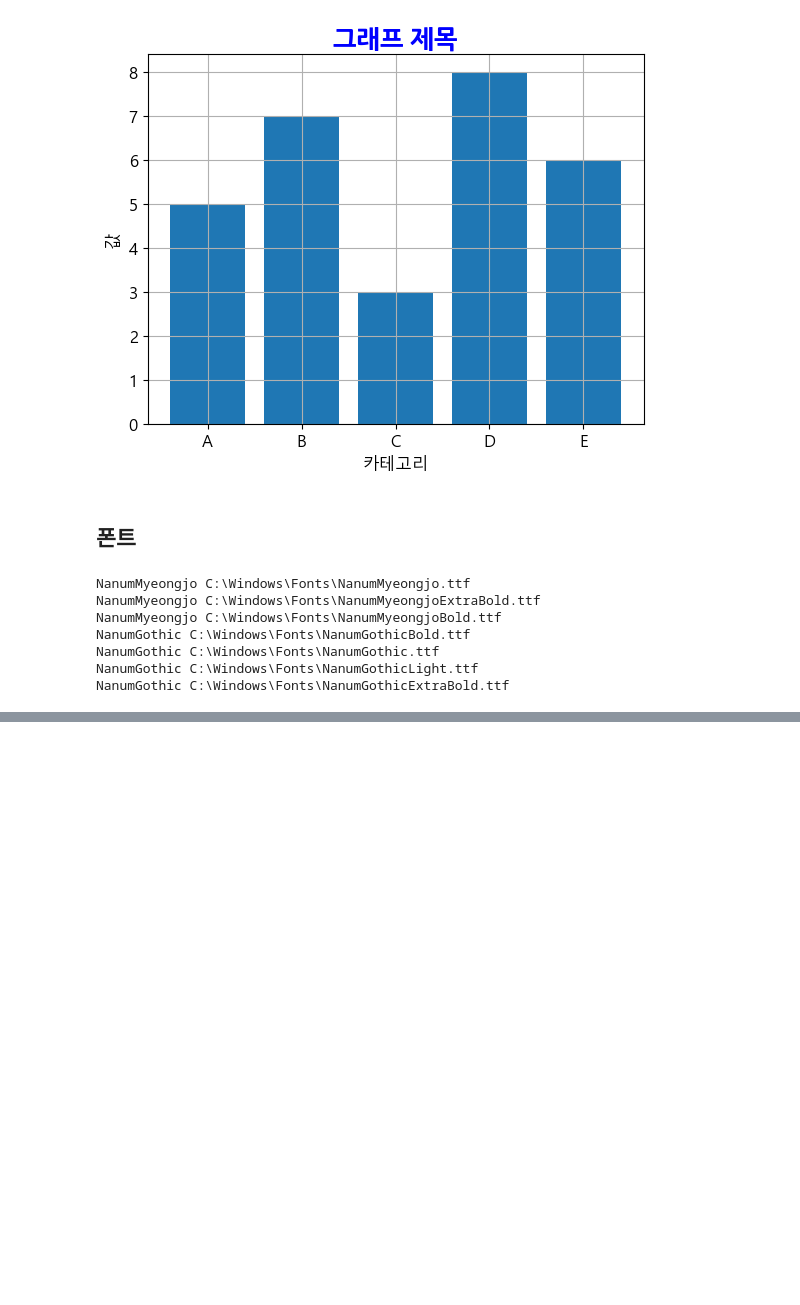
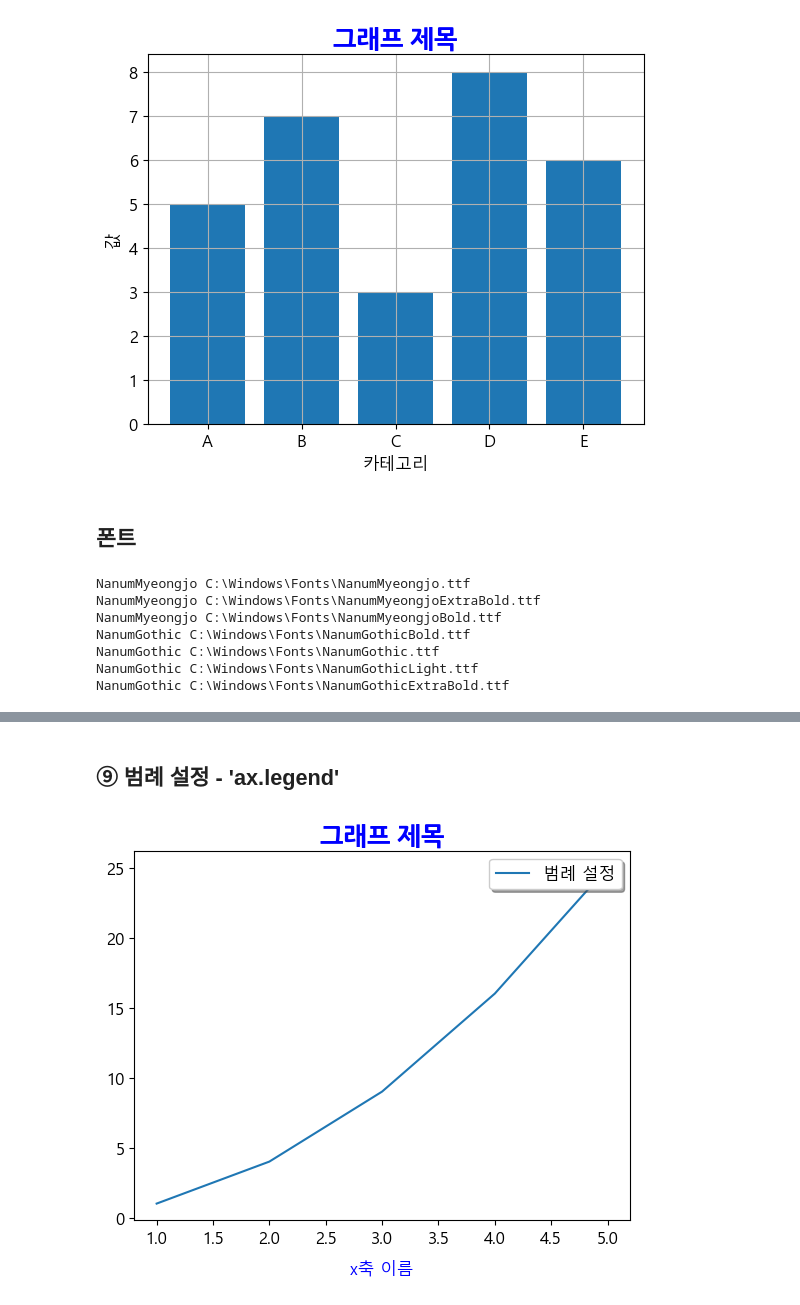
Before and after one commit to loveinlove02/data01, a Jupyter notebook: app_02.ipynb, the cells around one changed output, grey strips where cells are left out. Drawn from its saved outputs; the diff is of its cells as text; code cells hidden in the pictures; blank space fills up the shorter version.

```diff
--- a/app_02.ipynb
+++ b/app_02.ipynb
@@ -194,0 +223,35 @@ NanumGothic C:\Windows\Fonts\NanumGothicExtraBold.ttf
+# %% [markdown]
+## ⑨ 범례 설정 - 'ax.legend'
+# %%
+import matplotlib.pyplot as plt
+import matplotlib
+
+matplotlib.rcParams['font.family'] = 'Malgun Gothic'
+matplotlib.rcParams['axes.unicode_minus'] = False
+
+fig, ax = plt.subplots()
+
+x = [1, 2, 3, 4, 5]
+y = [1, 4, 9, 16, 25]
+
+ax.plot(x, y, label='범례 설정')
+ax.set_xlabel('x축 이름', labelpad=10, loc='center', color='blue')
+
+# loc: 위치.
+#      best, upper right, upper left, upper center
+#            lower right, lower left, lower center
+#            center right, center left, center
+# fontsize: 글씨 크기 (숫자)
+# shadow  : 그림자 (True, False)
+# fontsize: 글씨 크기 (숫자)
+# shadow  : 그림자 (True, False)
+ax.legend(loc='upper right', fontsize=12, shadow=True)
+
+# x축, y축 범위는 0~1 값의 범위
+# x축 기준으로 0.5 y축 기준으로 0.5에 그린다. 가운데에 그려진다.
+# ax.legend(loc=(0.5, 0.5))
+
+plt.title('그래프 제목', fontdict={'fontfamily': 'NanumGothic', 'fontsize': 18, 'fontweight':'bold', 'color':'blue'})
+plt.show()
+# %% [output]
+[figure, added]
```
Also changed, not shown: parts of 4 cells of this notebook.
